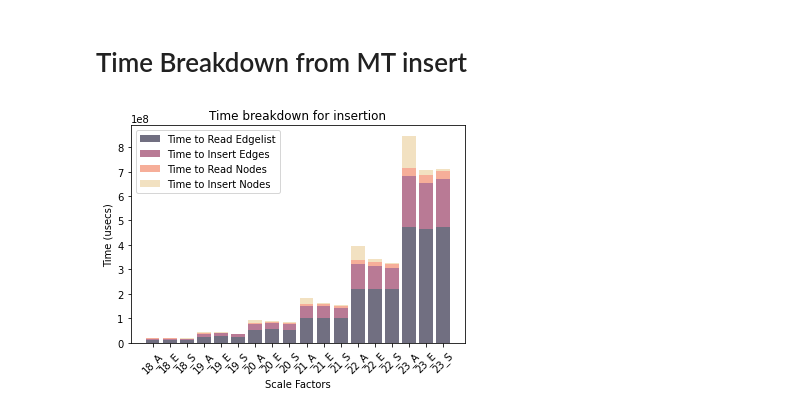
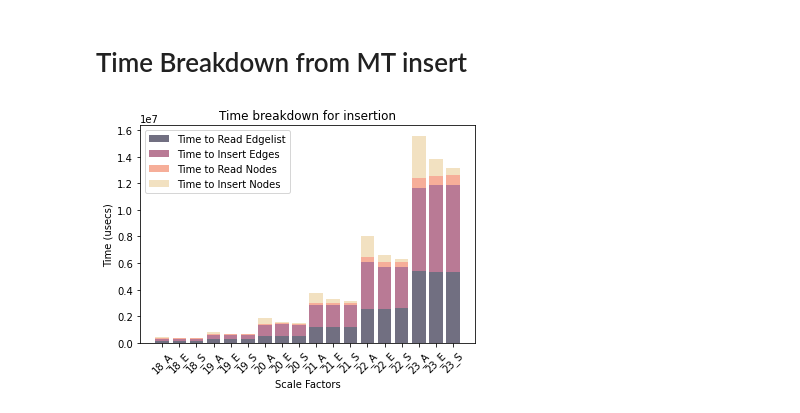
Before and after one commit to ubc-systopia/margraphita, a Jupyter notebook: outputs/plots/cache_effects.ipynb, the cells around one changed output. Drawn from its saved outputs; the diff is of its cells as text; code cells hidden in the pictures.

```diff
--- a/outputs/plots/cache_effects.ipynb
+++ b/outputs/plots/cache_effects.ipynb
@@ -131,24 +131,24 @@ plt.savefig('/Users/Puneet89/Documents/rpe_doc/fig/cache.pdf', bbox_inches='tigh
 # Time Breakdown from MT insert
 # %%
 x_labels = np.array(['18_A','18_E','18_S','19_A','19_E','19_S','20_A','20_E','20_S','21_A','21_E','21_S','22_A','22_E','22_S','23_A','23_E','23_S'])
-y_ter = np.array([10869235, 10728614, 10519030, 22938768, 25644748, 22983316, 51632958, 54157162, 53664264, 100951137, 101143611, 102005381, 218385040, 221317526, 220039137, 471162011, 464139527, 473670836])
-y_tei = np.array([5625590, 5638588, 5308999, 12492948, 12585788, 11314219, 24887442, 27829723, 23124422, 47769039, 47255336, 40339236, 103390137, 92525216, 87235851, 209712716, 189629666, 195600475])
-y_tnr = np.array([1192874, 1175773, 1159569, 2289086, 2217322, 2211353, 4527503, 4599559, 4455084, 8881538, 8609911, 8118158, 16997237, 16866480, 16496027, 33517218, 32828127, 32678169])
-y_tni = np.array([2779336, 613863, 346298, 5626806, 1362792, 584655, 12745590, 3378974, 1429229, 25573833, 5593921, 2186205, 56755334, 10857069, 4186208, 132717119, 21726897, 8841053])
+y_ter = np.array([117696, 117969, 117952, 251792, 252911, 251503, 534187, 534337, 535381, 1194444, 1183793, 1197416, 2532925, 2556050, 2596303, 5401967, 5317622, 5321285])
+y_tei = np.array([177363, 179119, 179140, 323707, 329597, 326135, 817167, 842420, 818023, 1650685, 1650574, 1635362, 3536772, 3154351, 3109330, 6253805, 6527088, 6534660])
+y_tnr = np.array([20219, 20390, 20432, 41064, 42152, 40942, 83669, 83535, 85415, 170356, 176269, 174572, 356975, 355147, 342527, 779529, 737959, 752939])
+y_tni = np.array([78497, 30877, 16293, 151124, 65530, 29557, 433673, 113596, 72120, 731293, 247124, 133840, 1600506, 567067, 251488, 3165438, 1257882, 520798])
 
 width=0.45
 fig,ax = plt.subplots()
 
 ax.bar(x_labels, y_ter, color='#716F81', label="Time to Read Edgelist")
 ax.bar(x_labels, y_tei, color='#B97A95', bottom=y_ter, label = "Time to Insert Edges")
 ax.bar(x_labels, y_tnr, color='#F6AE99', bottom=y_tei+y_ter, label = "Time to Read Nodes")
 ax.bar(x_labels, y_tni, color='#F2E1C1', bottom=y_tnr+y_tei+y_ter, label = "Time to Insert Nodes")
 
 ax.set_ylabel('Time (usecs)')
 ax.set_xlabel('Scale Factors')
 ax.set_title('Time breakdown for insertion')
 ax.legend()
 plt.xticks(rotation=45)
-plt.savefig('/Users/Puneet89/Documents/rpe_doc/fig/time_breakdown_new.pdf', bbox_inches='tight')
+plt.savefig('/Users/Puneet89/Documents/huawei-graph-report/fig/time_breakdown_new.pdf', bbox_inches='tight')
 # %% [output]
-[figure, old version]
+[figure, new version]
```
Also changed, not shown: 10 other files.
